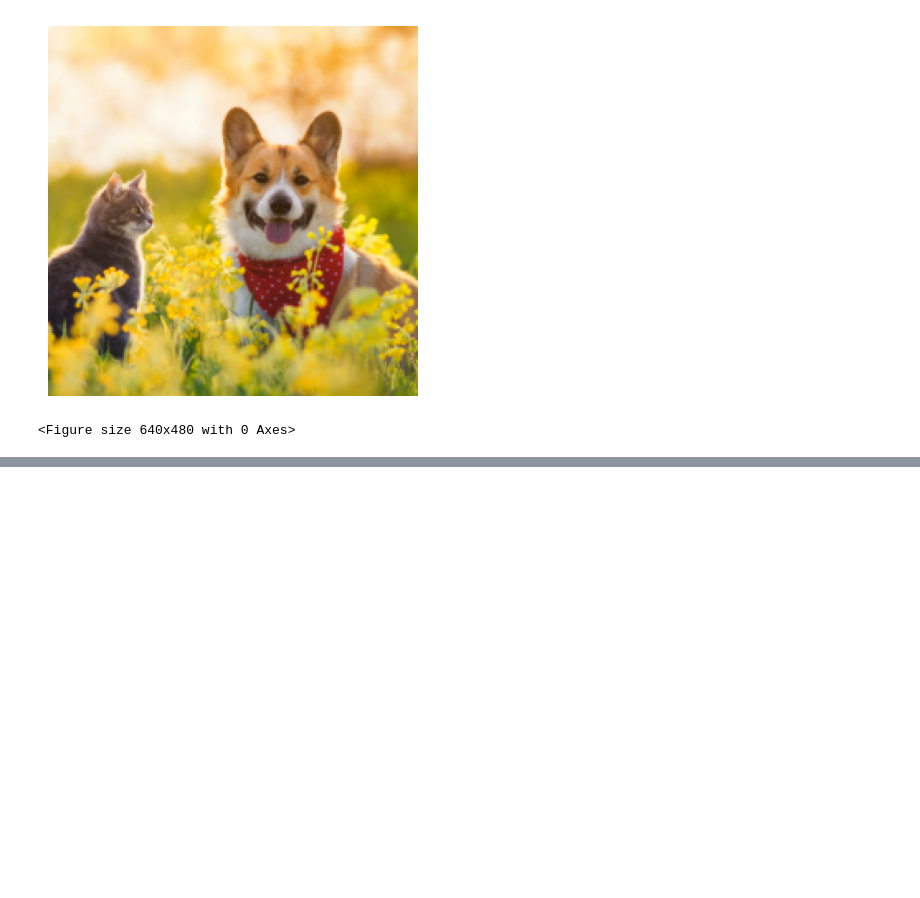
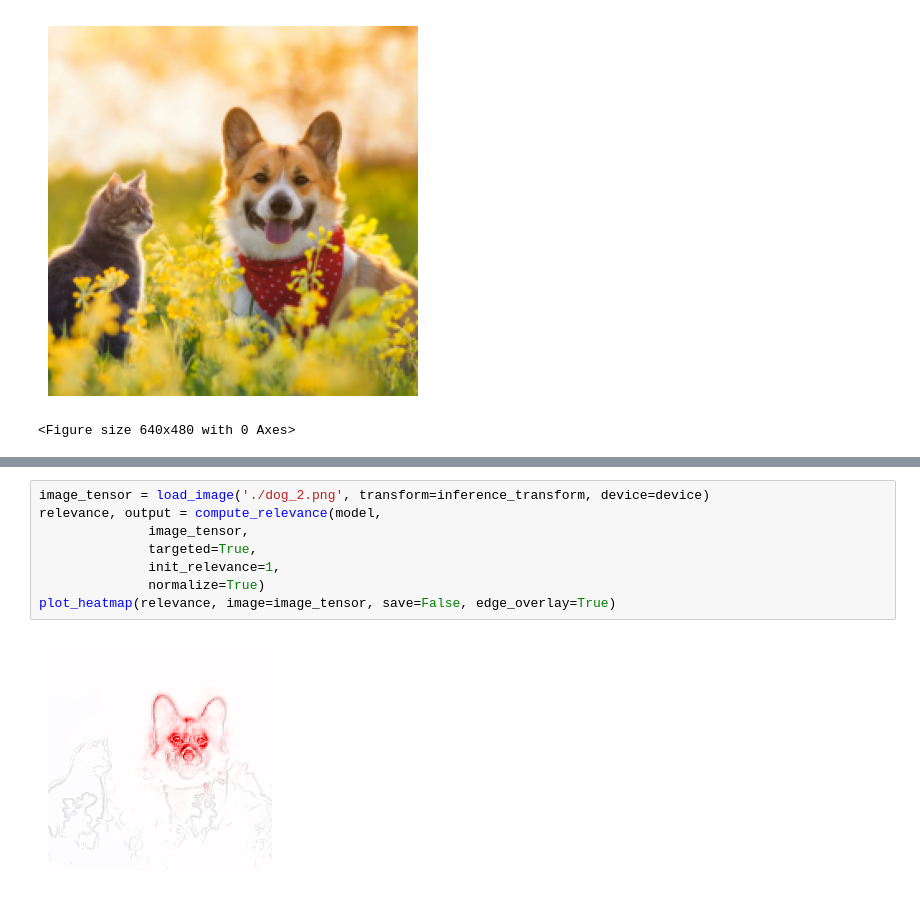
Before and after one commit to erfanhatefi/LeXplaiNet, a Jupyter notebook: tutorials/tutorial_1_explain_resnet_efficientnet_implicit_lrp.ipynb, the cells around one changed output, grey strips where cells are left out. Drawn from its saved outputs; the diff is of its cells as text; blank space fills up the shorter version.

```diff
--- a/tutorials/tutorial_1_explain_resnet_implicit_lrp.ipynb
+++ b/tutorials/tutorial_1_explain_resnet_efficientnet_implicit_lrp.ipynb
@@ -143,0 +162,10 @@ heatmap, clim = plot_heatmap(lrp_normalized_relevance, show=False)
+# %%
+image_tensor = load_image('./dog_2.png', transform=inference_transform, device=device)
+relevance, output = compute_relevance(model,
+              image_tensor,
+              targeted=True,
+              init_relevance=1,
+              normalize=True)
+plot_heatmap(relevance, image=image_tensor, save=False, edge_overlay=True)
+# %% [output]
+[figure, added]
```
Also changed, not shown: parts of 11 cells of this notebook.
